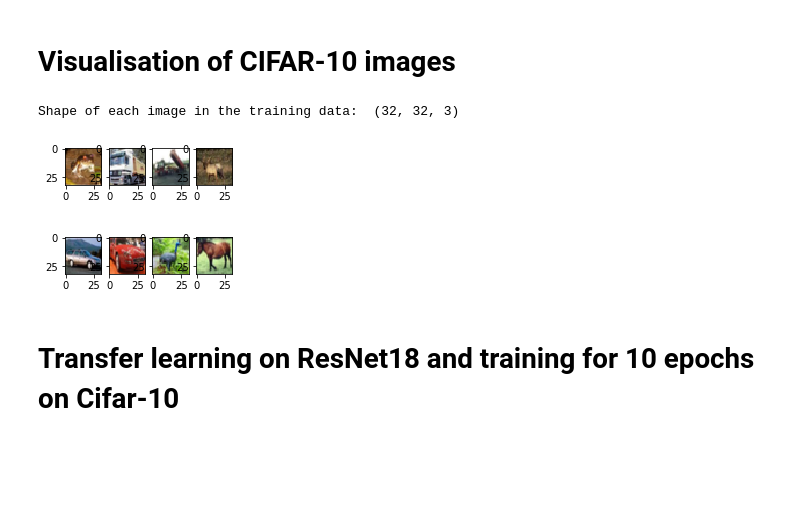
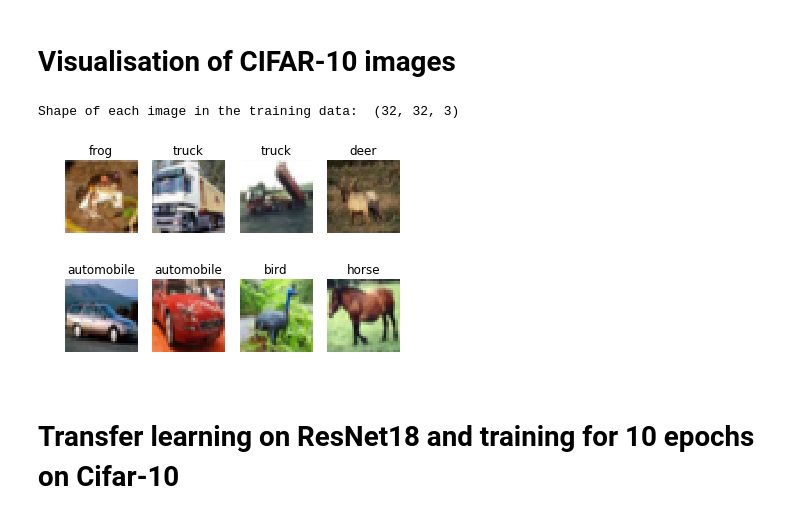
Before and after one commit to bhgtankita/MYWORK, a Jupyter notebook: Grad_CAM_RESNET18_Transfer_Learning_on_CIFAR10.ipynb, the cells around one changed output. Cells and saved outputs as stored; diff of their text form; code cells hidden in the pictures; blank space fills up the shorter version.

```diff
--- a/Grad_CAM_RESNET18_Transfer_Learning_on_CIFAR10.ipynb
+++ b/Grad_CAM_RESNET18_Transfer_Learning_on_CIFAR10.ipynb
@@ -53,17 +57,30 @@ y_test = np_utils.to_categorical(y_test, n_classes)
+# %%
+classname = {
+    0: 'airplane',
+    1: 'automobile',
+    2: 'bird',
+    3: 'cat',
+    4: 'deer',
+    5: 'dog',
+    6: 'frog',
+    7: 'horse',
+    8: 'ship',
+    9: 'truck',
+}
 # %% [markdown]
 # Visualisation of CIFAR-10 images
 # %%
-fig = plt.figure(figsize=(3, 3))
-
 for i in range(1, 9):
     img = X_train[i-1]
-    fig.add_subplot(2, 4, i)
+    plt.subplot(2, 4, i)
     plt.imshow(img)
+    plt.axis('off')
+    plt.title(classname[np.argmax(y_train[i-1])])
 
 print("Shape of each image in the training data: ", X_train.shape[1:])
 # %% [output]
 Shape of each image in the training data:  (32, 32, 3)
-[figure, old version]
+[figure, new version]
 # %% [markdown]
 # Transfer learning on ResNet18 and training for 10 epochs on Cifar-10
 # %%
```
Also changed, not shown: parts of 11 cells of this notebook.
